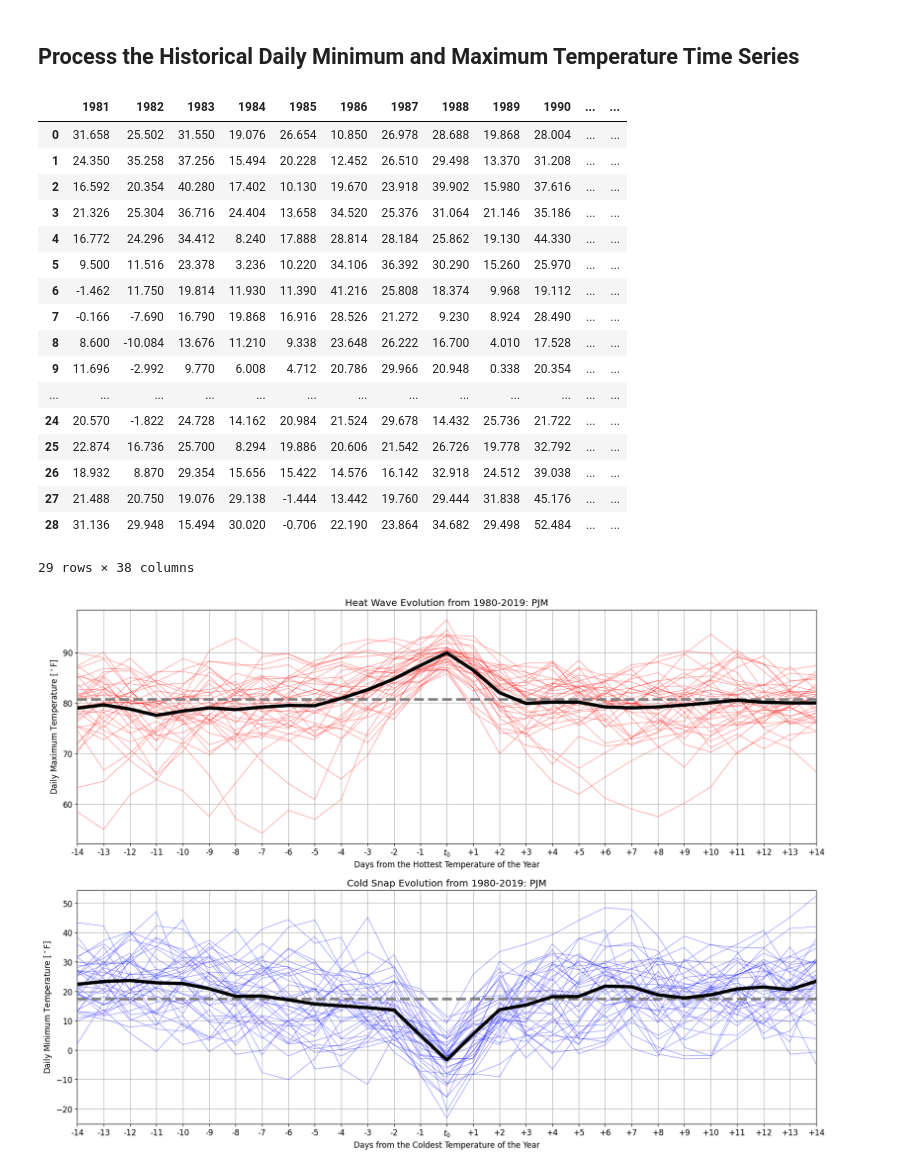
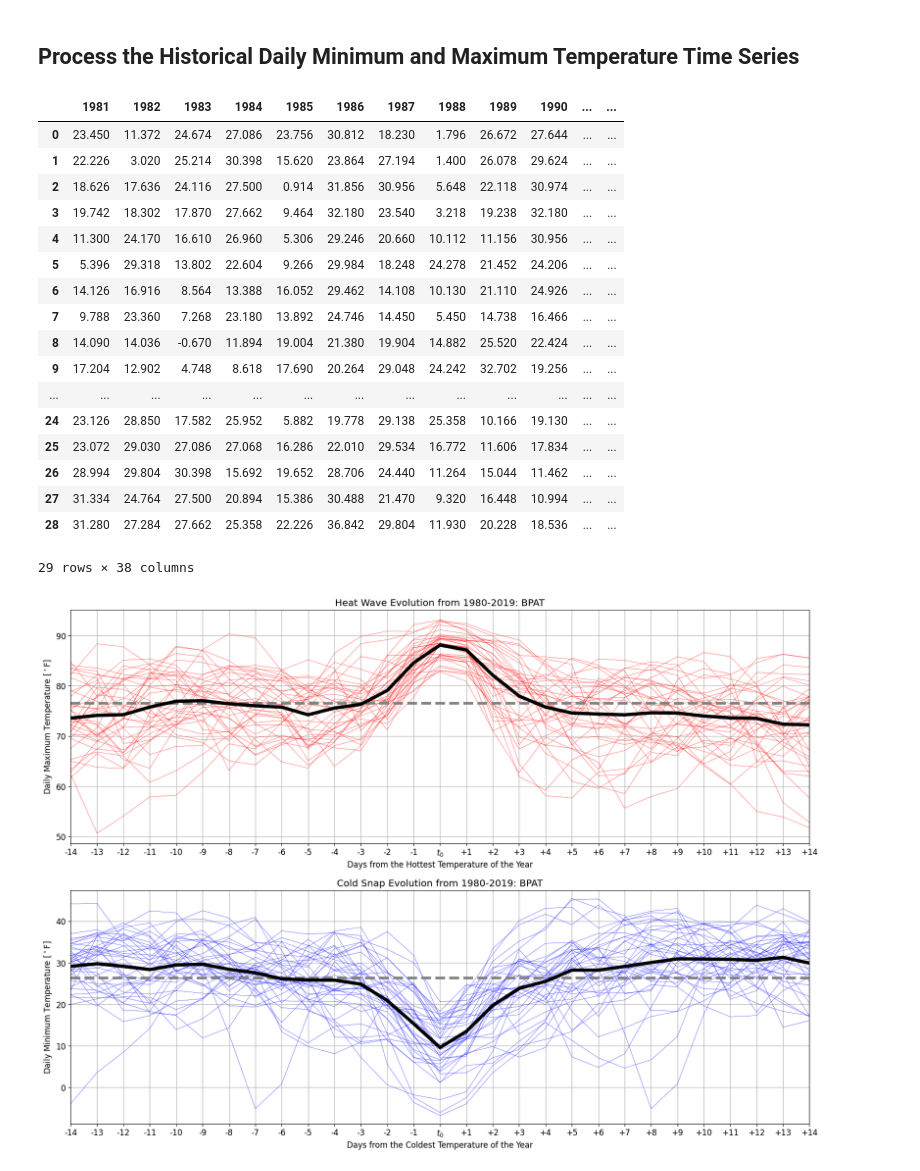
Before and after one commit to IMMM-SFA/exp_group_b, a Jupyter notebook: analyses/notebooks/heat_wave_cold_snap_duration.ipynb, the cells around one changed output. Cells and saved outputs as stored; diff of their text form; code cells hidden in the pictures.

```diff
--- a/analyses/notebooks/heat_wave_cold_snap_duration.ipynb
+++ b/analyses/notebooks/heat_wave_cold_snap_duration.ipynb
@@ -16,14 +16,14 @@ from datetime import timedelta
 ## Set the Directory Structure
 # %%
 # Identify the data input and output directories:
-#data_input_dir =  '/Users/burl878/Documents/IMMM/Data/TELL/Production_Runs/tell_data/wrf_to_tell_data/historic/'
-data_input_dir =  '/Volumes/LaCie/Big_Data/wrf_to_tell/wrf_tell_bas_output/historic/'
+data_input_dir =  '/Users/burl878/Documents/IMMM/Data/TELL/Production_Runs/tell_data/wrf_to_tell_data/historic/'
+data_output_dir =  '/Users/burl878/Documents/IMMM/Data/TELL/Analysis/Heat_Wave_Cold_Snap_Duration/'
 image_output_dir =  '/Users/burl878/Documents/IMMM/Images/TELL/Analysis/Heat_Wave_Cold_Snap_Duration/'
 # %% [markdown]
 ## Process the Historical Daily Minimum and Maximum Temperature Time Series
 # %%
 # Define a function to process the daily maximum and minimum temperature time series:
-def process_daily_min_max_time_series(data_input_dir: str, ba_to_process: str):
+def process_daily_min_max_time_series(data_input_dir: str, data_output_dir: str, ba_to_process: str):
 
     # Loop over the years from the 1980 to 2019:
     for year in range(1980,2020,1):
@@ -35,9 +35,6 @@ def process_daily_min_max_time_series(data_input_dir: str, ba_to_process: str):
 
         # Set the time variable as an index:
         met_df.index = pd.to_datetime(met_df['Time_UTC'])
-
-        # Replace zero Kelvin temperature values with NaN:
-        #met_df['T2'].replace(0, np.nan, inplace=True)
 
         # Convert the temperature from Kelvin to Fahrenheit:
         met_df['T2'] = (1.8 * (met_df['T2'] - 273)) + 32
@@ -63,13 +60,25 @@ def process_daily_min_max_time_series(data_input_dir: str, ba_to_process: str):
         else:
            full_df = pd.concat([full_df, temp_df])
 
+    #Initiate a counter to store the results:
+    counter = 0;
+    output_df = pd.DataFrame()
+
     # Loop over the years from 1981 to 2018:
     for year in range(1981,2019,1):
+        # Iterate the counter by one:
+        counter = counter + 1
+
         # Subset the full dataframe to just the year being processed:
         year_df = full_df.loc[full_df['Year'] == str(year)].copy()
 
         # Find coldest day of the year:
         coldest_day = year_df['Day'].loc[year_df['T2_Min'].idxmin()]
+
+        # Add the coldest data and coldest temperature to the output file:
+        output_df.loc[counter, 'Year'] = str(year)
+        output_df.loc[counter, 'Coldest_Day'] = (str(coldest_day)).split(' ')[0]
+        output_df.loc[counter, 'Coldest_Temp_F'] = year_df['T2_Min'].min().round(2)
 
         # Subset the full dataframe to a 20-day window around the coldest date:
         coldest_subset_df = pd.DataFrame(full_df['T2_Min'].loc[(full_df['Day'] >= (pd.to_datetime(coldest_day) - timedelta(days = 14)))
@@ -87,6 +96,10 @@ def process_daily_min_max_time_series(data_input_dir: str, ba_to_process: str):
         # Find hottest day of the year:
         hottest_day = year_df['Day'].loc[year_df['T2_Max'].idxmax()]
 
+        # Add the hottest day and hottest temperature to the output file:
+        output_df.loc[counter, 'Hottest_Day'] = (str(hottest_day)).split(' ')[0]
+        output_df.loc[counter, 'Hottest_Temp_F'] = year_df['T2_Max'].max().round(2)
+
         # Subset the full dataframe to a 20-day window around the hottest date:
         hottest_subset_df = pd.DataFrame(full_df['T2_Max'].loc[(full_df['Day'] >= (pd.to_datetime(hottest_day) - timedelta(days = 14)))
                                                              & (full_df['Day'] <= (pd.to_datetime(hottest_day) + timedelta(days = 14)))].reset_index(drop=True))
@@ -100,30 +113,34 @@ def process_daily_min_max_time_series(data_input_dir: str, ba_to_process: str):
         else:
            hottest_output_df = pd.concat([hottest_output_df, hottest_subset_df], axis=1)
 
+    # Write out the dataframe to a .csv file:
+    output_df.to_csv((os.path.join(data_output_dir + ba_to_process + '_Extreme_Days_1981_to_2018.csv')), sep=',', index=False)
+
     return coldest_output_df, hottest_output_df
 # %%
 coldest_output_df, hottest_output_df = process_daily_min_max_time_series(data_input_dir = data_input_dir,
-                                                                         ba_to_process = 'PJM')
+                                                                         data_output_dir = data_output_dir,
+                                                                         ba_to_process = 'WACM')
 
 coldest_output_df
 # %% [output]
 |  | 1981 | 1982 | 1983 | 1984 | 1985 | 1986 | 1987 | 1988 | 1989 | 1990 | ... | ... |
-| 0 | 31.658 | 25.502 | 31.550 | 19.076 | 26.654 | 10.850 | 26.978 | 28.688 | 19.868 | 28.004 | ... | ... |
-| 1 | 24.350 | 35.258 | 37.256 | 15.494 | 20.228 | 12.452 | 26.510 | 29.498 | 13.370 | 31.208 | ... | ... |
-| 2 | 16.592 | 20.354 | 40.280 | 17.402 | 10.130 | 19.670 | 23.918 | 39.902 | 15.980 | 37.616 | ... | ... |
-| 3 | 21.326 | 25.304 | 36.716 | 24.404 | 13.658 | 34.520 | 25.376 | 31.064 | 21.146 | 35.186 | ... | ... |
-| 4 | 16.772 | 24.296 | 34.412 | 8.240 | 17.888 | 28.814 | 28.184 | 25.862 | 19.130 | 44.330 | ... | ... |
-| 5 | 9.500 | 11.516 | 23.378 | 3.236 | 10.220 | 34.106 | 36.392 | 30.290 | 15.260 | 25.970 | ... | ... |
-| 6 | -1.462 | 11.750 | 19.814 | 11.930 | 11.390 | 41.216 | 25.808 | 18.374 | 9.968 | 19.112 | ... | ... |
-| 7 | -0.166 | -7.690 | 16.790 | 19.868 | 16.916 | 28.526 | 21.272 | 9.230 | 8.924 | 28.490 | ... | ... |
-| 8 | 8.600 | -10.084 | 13.676 | 11.210 | 9.338 | 23.648 | 26.222 | 16.700 | 4.010 | 17.528 | ... | ... |
-| 9 | 11.696 | -2.992 | 9.770 | 6.008 | 4.712 | 20.786 | 29.966 | 20.948 | 0.338 | 20.354 | ... | ... |
+| 0 | 23.450 | 11.372 | 24.674 | 27.086 | 23.756 | 30.812 | 18.230 | 1.796 | 26.672 | 27.644 | ... | ... |
+| 1 | 22.226 | 3.020 | 25.214 | 30.398 | 15.620 | 23.864 | 27.194 | 1.400 | 26.078 | 29.624 | ... | ... |
+| 2 | 18.626 | 17.636 | 24.116 | 27.500 | 0.914 | 31.856 | 30.956 | 5.648 | 22.118 | 30.974 | ... | ... |
+| 3 | 19.742 | 18.302 | 17.870 | 27.662 | 9.464 | 32.180 | 23.540 | 3.218 | 19.238 | 32.180 | ... | ... |
+| 4 | 11.300 | 24.170 | 16.610 | 26.960 | 5.306 | 29.246 | 20.660 | 10.112 | 11.156 | 30.956 | ... | ... |
+| 5 | 5.396 | 29.318 | 13.802 | 22.604 | 9.266 | 29.984 | 18.248 | 24.278 | 21.452 | 24.206 | ... | ... |
+| 6 | 14.126 | 16.916 | 8.564 | 13.388 | 16.052 | 29.462 | 14.108 | 10.130 | 21.110 | 24.926 | ... | ... |
+| 7 | 9.788 | 23.360 | 7.268 | 23.180 | 13.892 | 24.746 | 14.450 | 5.450 | 14.738 | 16.466 | ... | ... |
+| 8 | 14.090 | 14.036 | -0.670 | 11.894 | 19.004 | 21.380 | 19.904 | 14.882 | 25.520 | 22.424 | ... | ... |
+| 9 | 17.204 | 12.902 | 4.748 | 8.618 | 17.690 | 20.264 | 29.048 | 24.242 | 32.702 | 19.256 | ... | ... |
 | ... | ... | ... | ... | ... | ... | ... | ... | ... | ... | ... | ... | ... |
-| 24 | 20.570 | -1.822 | 24.728 | 14.162 | 20.984 | 21.524 | 29.678 | 14.432 | 25.736 | 21.722 | ... | ... |
-| 25 | 22.874 | 16.736 | 25.700 | 8.294 | 19.886 | 20.606 | 21.542 | 26.726 | 19.778 | 32.792 | ... | ... |
-| 26 | 18.932 | 8.870 | 29.354 | 15.656 | 15.422 | 14.576 | 16.142 | 32.918 | 24.512 | 39.038 | ... | ... |
-| 27 | 21.488 | 20.750 | 19.076 | 29.138 | -1.444 | 13.442 | 19.760 | 29.444 | 31.838 | 45.176 | ... | ... |
-| 28 | 31.136 | 29.948 | 15.494 | 30.020 | -0.706 | 22.190 | 23.864 | 34.682 | 29.498 | 52.484 | ... | ... |
+| 24 | 23.126 | 28.850 | 17.582 | 25.952 | 5.882 | 19.778 | 29.138 | 25.358 | 10.166 | 19.130 | ... | ... |
+| 25 | 23.072 | 29.030 | 27.086 | 27.068 | 16.286 | 22.010 | 29.534 | 16.772 | 11.606 | 17.834 | ... | ... |
+| 26 | 28.994 | 29.804 | 30.398 | 15.692 | 19.652 | 28.706 | 24.440 | 11.264 | 15.044 | 11.462 | ... | ... |
+| 27 | 31.334 | 24.764 | 27.500 | 20.894 | 15.386 | 30.488 | 21.470 | 9.320 | 16.448 | 10.994 | ... | ... |
+| 28 | 31.280 | 27.284 | 27.662 | 25.358 | 22.226 | 36.842 | 29.804 | 11.930 | 20.228 | 18.536 | ... | ... |
 29 rows × 38 columns
 # %%
 # Define a function to annual minimum and maximum temperature time series:
@@ -131,6 +148,7 @@ def plot_daily_min_max_time_series(ba_to_plot: str, image_output_dir: str, image
 
     # Compute the coldest and hottest days matrix using the function created above:
     coldest_output_df, hottest_output_df = process_daily_min_max_time_series(data_input_dir = data_input_dir,
+                                                                             data_output_dir = data_output_dir,
                                                                              ba_to_process = ba_to_plot)
 
     t_min_mean = coldest_output_df.dropna().values.mean().round(2)
@@ -171,9 +189,9 @@ def plot_daily_min_max_time_series(ba_to_plot: str, image_output_dir: str, image
        filename = (ba_to_plot + '_Heat_Wave_Cold_Snap_Duration.png')
        plt.savefig(os.path.join(image_output_dir, filename), dpi=image_resolution, bbox_inches='tight', facecolor='white')
 # %%
-plot_daily_min_max_time_series(ba_to_plot = 'PJM',
+plot_daily_min_max_time_series(ba_to_plot = 'BPAT',
                                image_output_dir = image_output_dir,
                                image_resolution = 300,
                                save_images = False)
 # %% [output]
-[figure, old version]
+[figure, new version]
```
